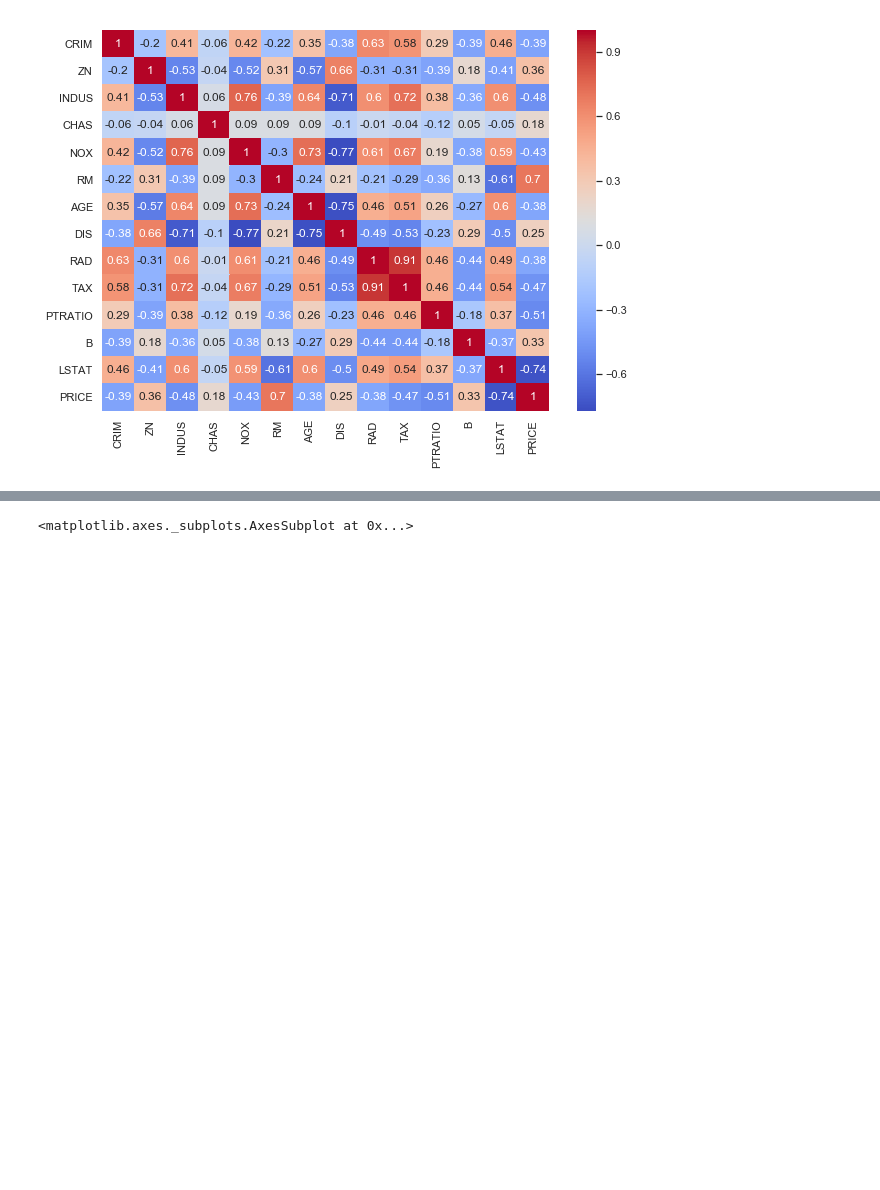
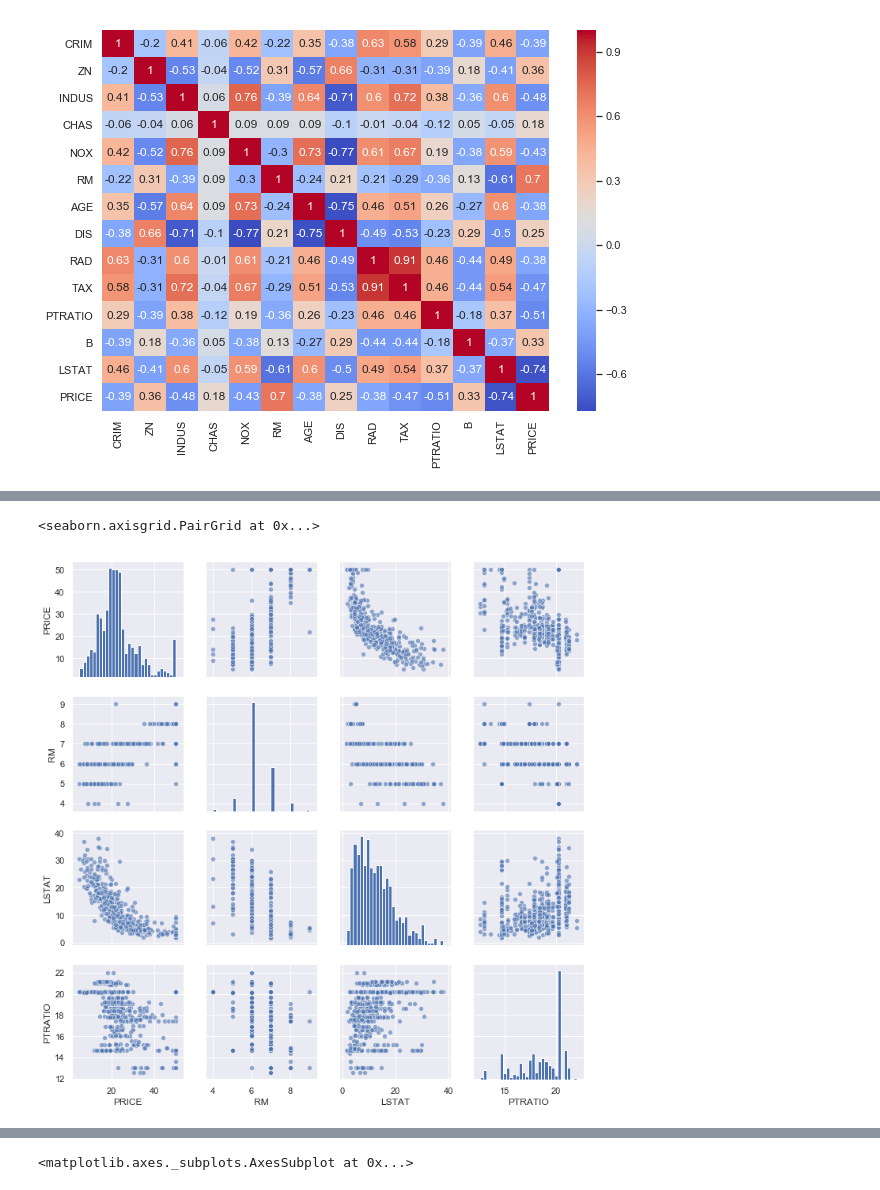
Before and after one commit to Datagatherer2357/Machine-Learning-and-Statistics-2019-Assessment, a Jupyter notebook: Machine-Learning-and-Statistics-2019-Assessment.ipynb, the cells around one changed output, grey strips where cells are left out. Drawn from its saved outputs; the diff is of its cells as text; code cells hidden in the pictures; blank space fills up the shorter version.

```diff
--- a/Machine-Learning-and-Statistics-2019-Assessment.ipynb
+++ b/Machine-Learning-and-Statistics-2019-Assessment.ipynb
@@ -366,0 +371,5 @@ Great, now we have a nice matrix with a heatmap function to enhance the salience
+# %%
+boston["RM"]= boston["RM"].round() # Round the room variable
+price_rel = boston[["PRICE", "RM", "LSTAT", "PTRATIO"]]
+
+price_rel
@@ -366,0 +395,9 @@ Great, now we have a nice matrix with a heatmap function to enhance the salience
+# %%
+# https://seaborn.pydata.org/tutorial/axis_grids.html
+
+sns.pairplot(price_rel,
+plot_kws={'alpha': 0.6},
+diag_kws={'bins': 30})
+# %% [output]
+<seaborn.axisgrid.PairGrid at 0x...>
+[figure, added]
```
Also changed, not shown: parts of 14 cells of this notebook.
